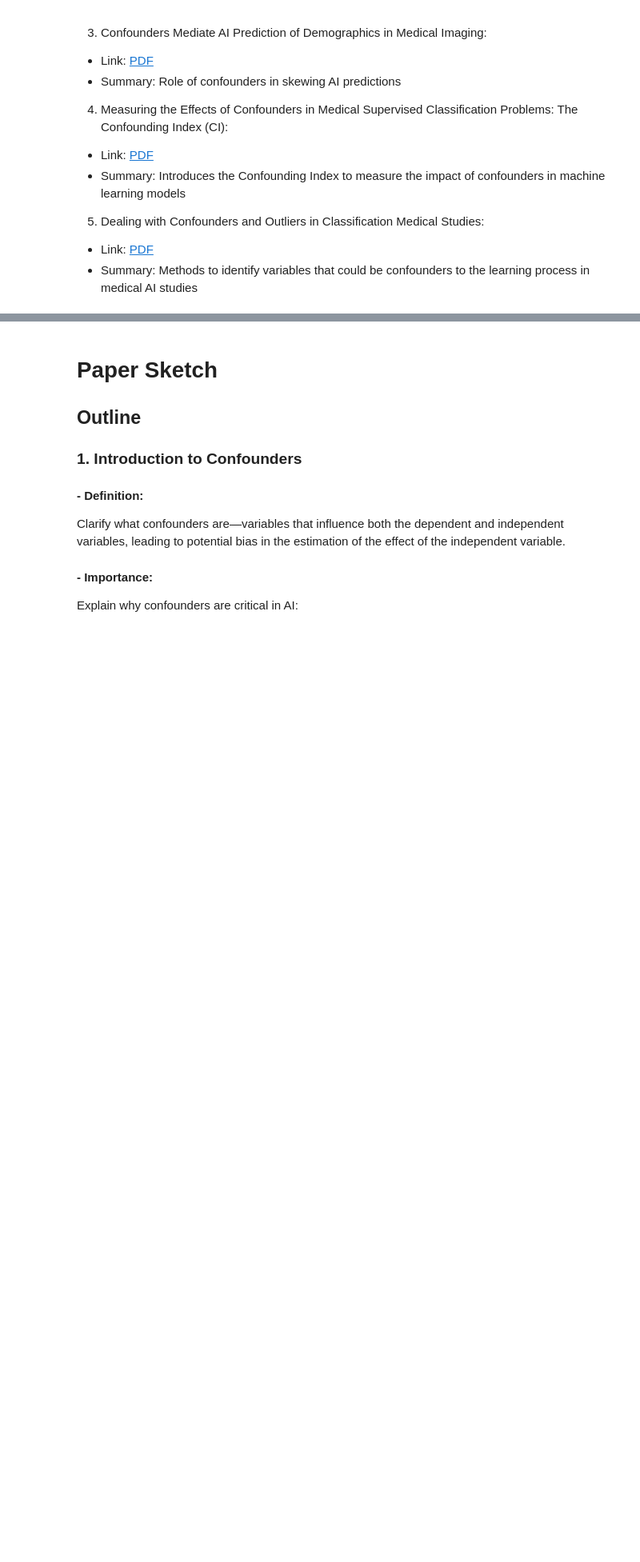
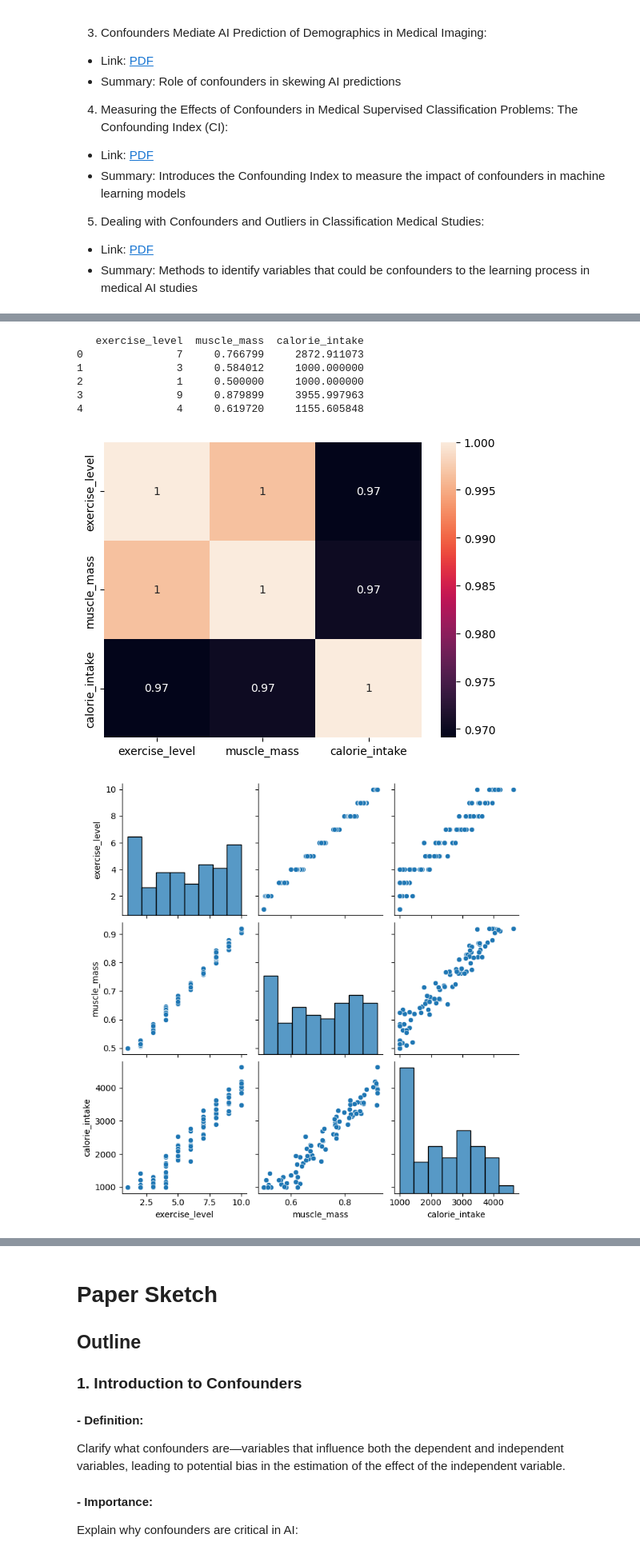
Before and after one commit to MaxiStahl1992/advanced-workbook-code, a Jupyter notebook: task3_full.ipynb, the cells around one changed output, grey strips where cells are left out. Shown at 80% size. Saved outputs shown, nothing was run; the diff lists cells and outputs as text; code cells hidden in the pictures; blank space fills up the shorter version.

```diff
--- a/task3_full.ipynb
+++ b/task3_full.ipynb
@@ -174,0 +62,28 @@ We can observe that the ROC AUC Score improves if we include smoking in the mode
+# %%
+# Data generation
+np.random.seed(73)
+datasize = 100
+
+exercise_level = np.random.randint(1, 11, datasize) # rated from 1 to 10
+muscle_mass = 0.42 + exercise_level * 0.05 + np.random.normal(0, 0.01, datasize) # higher exercise level leads to higher muscle mass (50% to 92% of body weight)
+muscle_mass = np.clip(muscle_mass, 0.5, 0.92)
+calorie_intake = exercise_level * 400 + np.random.normal(0, 300, datasize) # higher exercise level leads to higher calorie intake (1000 to 5000 kcal)
+calorie_intake = np.clip(calorie_intake, 1000, 5000)
+
+data = pd.DataFrame({'exercise_level': exercise_level, 'muscle_mass': muscle_mass, 'calorie_intake': calorie_intake})
+print(data.head())
+# %% [output]
+   exercise_level  muscle_mass  calorie_intake
+0               7     0.766799     2872.911073
+1               3     0.584012     1000.000000
+2               1     0.500000     1000.000000
+3               9     0.879899     3955.997963
+4               4     0.619720     1155.605848
+# %%
+corr_matrix = data.corr()
+sns.heatmap(corr_matrix, annot=True)
+sns.pairplot(data)
+plt.show()
+# %% [output]
+[figure, added]
+[figure, added]
```
Also changed, not shown: parts of 23 cells of this notebook, 1 other file.
